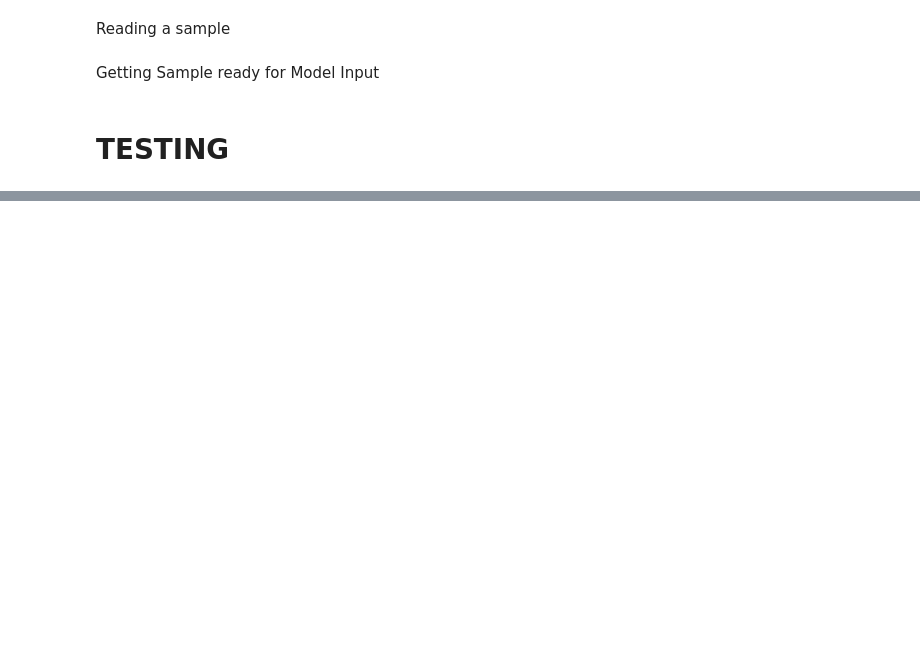
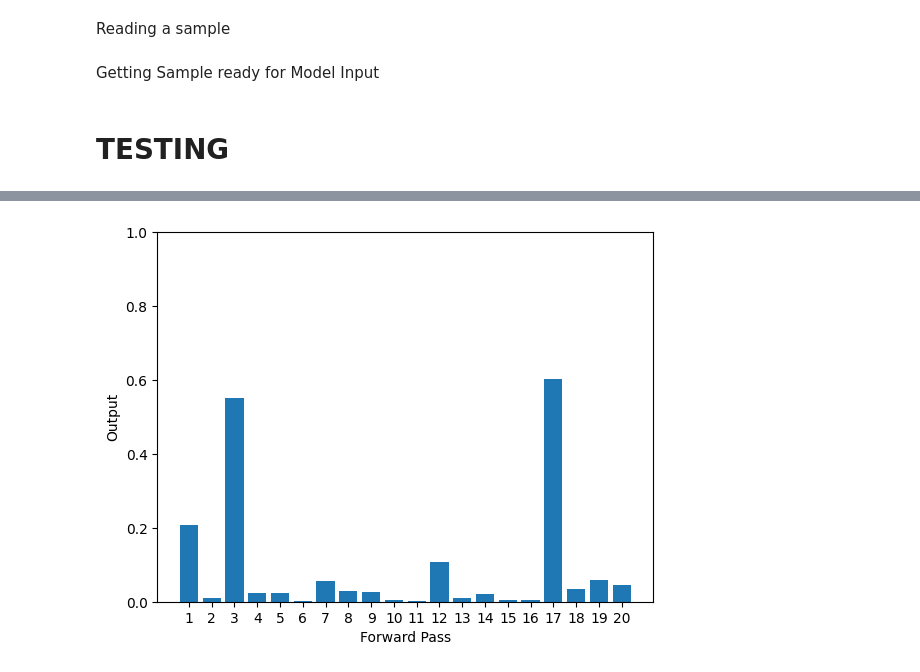
Before and after one commit to NITHISHM2410/Alzheimers-Detection-and-Classification, a Jupyter notebook: Notebooks/few_shot_similarity_nn/FewShotLearning_Similaity_testing.ipynb, the cells around one changed output, grey strips where cells are left out. Cells and saved outputs as stored; diff of their text form; code cells hidden in the pictures; blank space fills up the shorter version.

```diff
--- a/Notebooks/few_shot_similarity_nn/FewShotLearning_Similaity_testing.ipynb
+++ b/Notebooks/few_shot_similarity_nn/FewShotLearning_Similaity_testing.ipynb
@@ -327,0 +349,28 @@ IN THE ABOVE RESULTS:
+# %%
+query_sample = "/content/Dataset/SETA/healthy_open5.csv"
+ref_samples = [
+    "/content/Dataset/SETA/healthy_open4.csv",
+    "/content/Dataset/SETC/alzeimer_open2.csv"
+]
+# %%
+t = 20 # no of forward passes
+# %%
+def get_passes(q,r,t):
+    outputs = []
+    pair = pair_up(q,r)
+    pair = as_input(pair)
+    for t in range(0,t):
+        outputs.append(np.squeeze(model(pair,training = True)).tolist())
+    return outputs,np.var(outputs)
+# %%
+res1,var1 = get_passes(query_sample,ref_samples[0],t)
+res2,var2 = get_passes(query_sample,ref_samples[1],t)
+# %%
+plt.bar(x = [i for i in range(1,t+1)],height = res1,)
+plt.xlabel("Forward Pass")
+plt.xticks([i for i in range(1,t+1)])
+plt.ylim(0,1)
+plt.ylabel("Output")
+plt.show()
+# %% [output]
+[figure, added]
```
Also changed, not shown: parts of 16 cells of this notebook.
